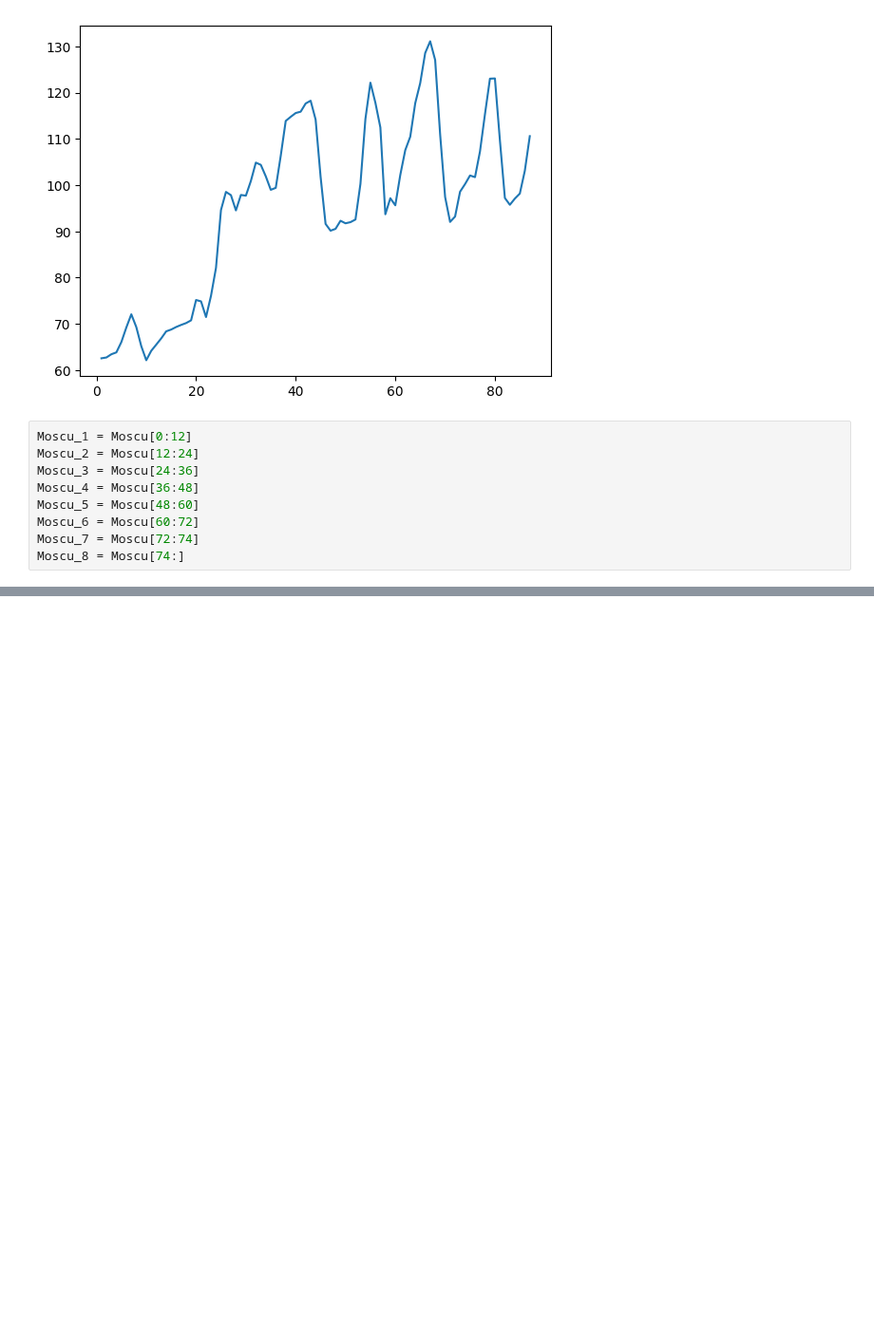
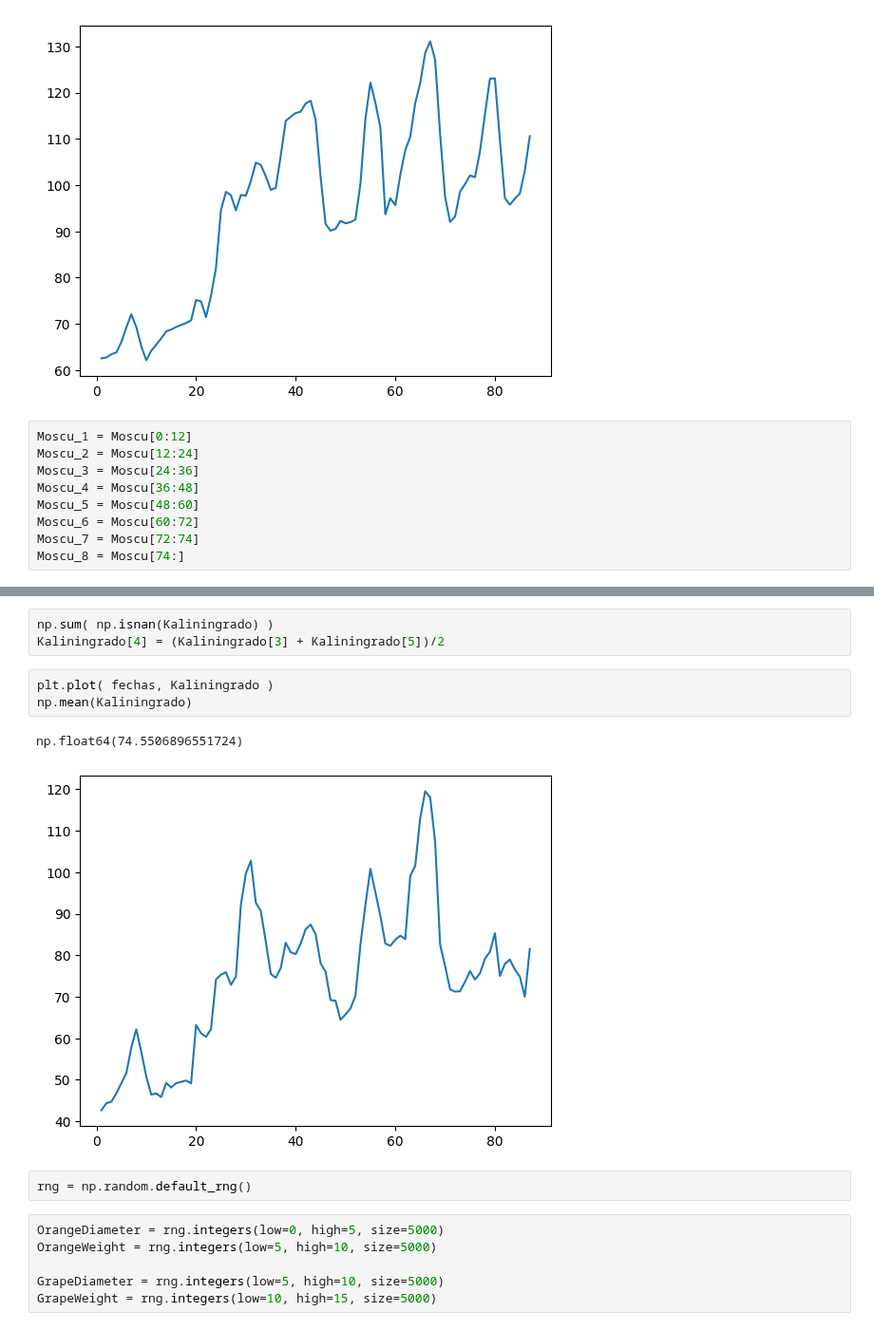
Before and after one commit to HJuliamPR/ColabPython, a Jupyter notebook: numpy.ipynb, the cells around one changed output, grey strips where cells are left out. Shown at 95% size. Saved outputs shown, nothing was run; the diff lists cells and outputs as text; blank space fills up the shorter version.

```diff
--- a/numpy.ipynb
+++ b/numpy.ipynb
@@ -97,0 +130,17 @@ Moscu_8 = Moscu[74:]
+# %%
+np.sum( np.isnan(Kaliningrado) )
+Kaliningrado[4] = (Kaliningrado[3] + Kaliningrado[5])/2
+# %%
+plt.plot( fechas, Kaliningrado )
+np.mean(Kaliningrado)
+# %% [output]
+np.float64(74.5506896551724)
+[figure, added]
+# %%
+rng = np.random.default_rng()
+# %%
+OrangeDiameter = rng.integers(low=0, high=5, size=5000)
+OrangeWeight = rng.integers(low=5, high=10, size=5000)
+
+GrapeDiameter = rng.integers(low=5, high=10, size=5000)
+GrapeWeight = rng.integers(low=10, high=15, size=5000)
```
Also changed, not shown: parts of 16 cells of this notebook.
